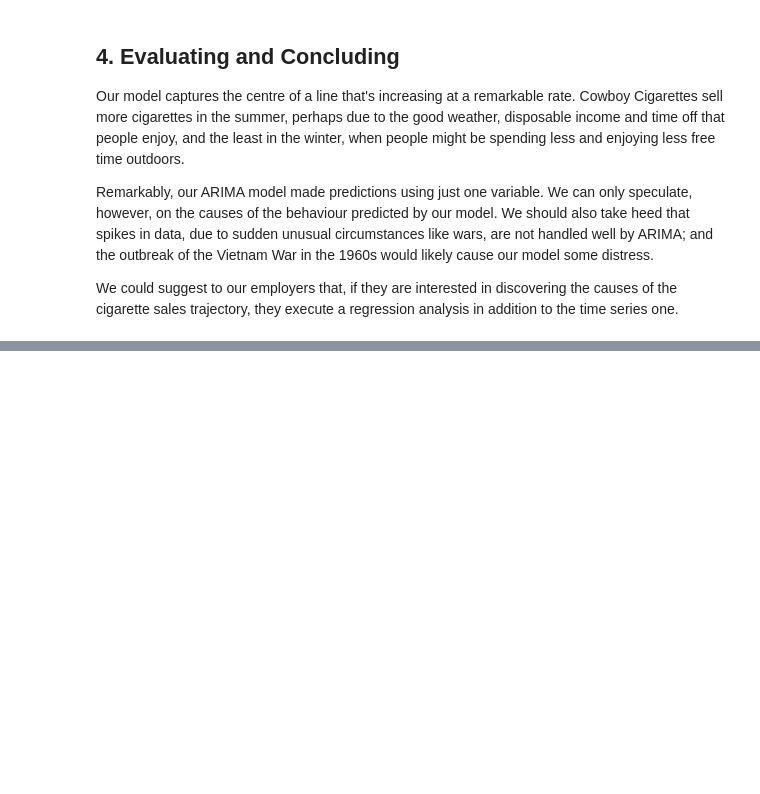
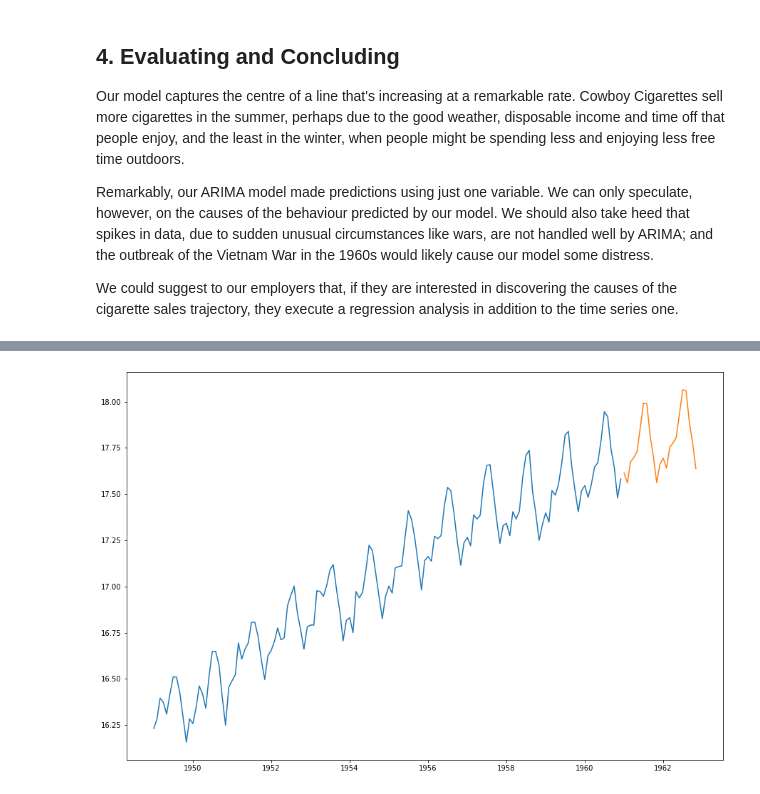
Before and after one commit to mkars01/Springboard, a Jupyter notebook: Case Study - Time Series/Cowboy Cigarettes Case Study - Tier 1.ipynb, the cells around one changed output, grey strips where cells are left out. Cells and saved outputs as stored; diff of their text form; code cells hidden in the pictures; blank space fills up the shorter version.

```diff
--- a/Case Study - Time Series/Cowboy Cigarettes Case Study - Tier 1.ipynb
+++ b/Case Study - Time Series/Cowboy Cigarettes Case Study - Tier 1.ipynb
@@ -525,0 +513,18 @@ We could suggest to our employers that, if they are interested in discovering th
+# %%
+# define and fit the model
+model_sarimax = SARIMAX(y_log, order=(2,0,1), seasonal_order=(2, 0, 1, 12), freq='MS')
+model_sarimax_fit = model_sarimax.fit()
+
+# predict the future!
+forecast_seasonal = model_sarimax_fit.forecast(24)
+# %%
+future_months['Predict_Seasonal'] = forecast_seasonal[range(forecast_period)]
+
+# Plot your future predictions
+# Call figure() on plt
+plt.figure(figsize=(15,10))
+plt.plot(y_log)
+plt.plot(y_log['Nov 1960'].append(future_months['Predict_Seasonal']))
+plt.show()
+# %% [output]
+[figure, added]
```
Also changed, not shown: parts of 5 cells of this notebook.
